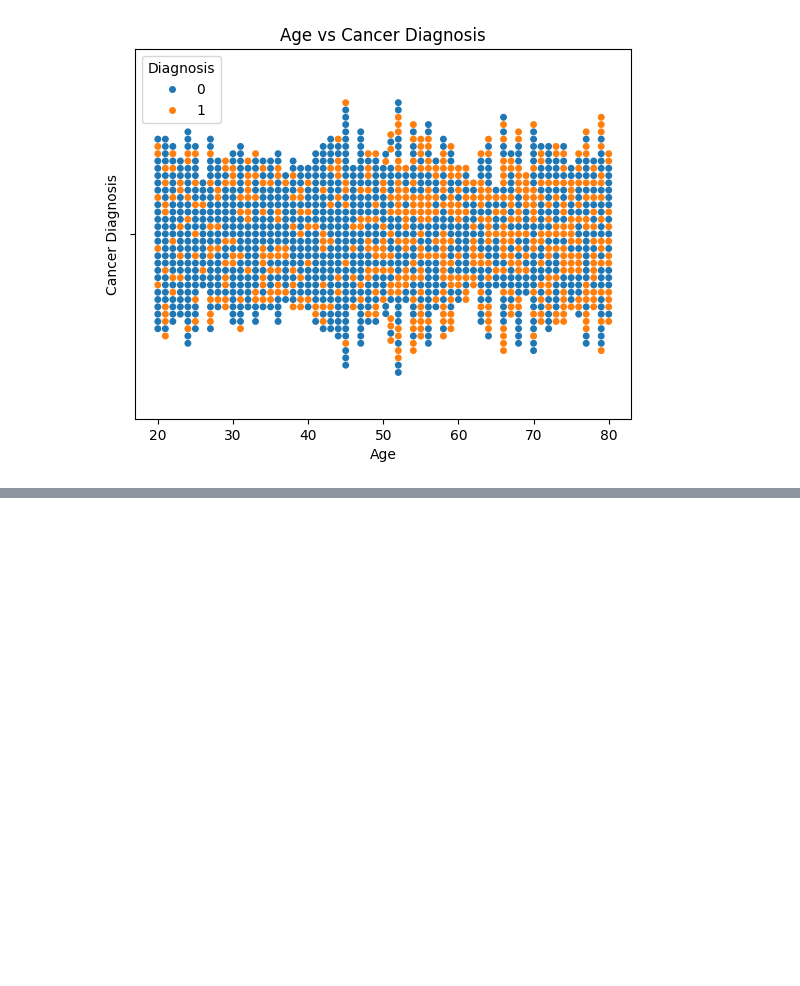
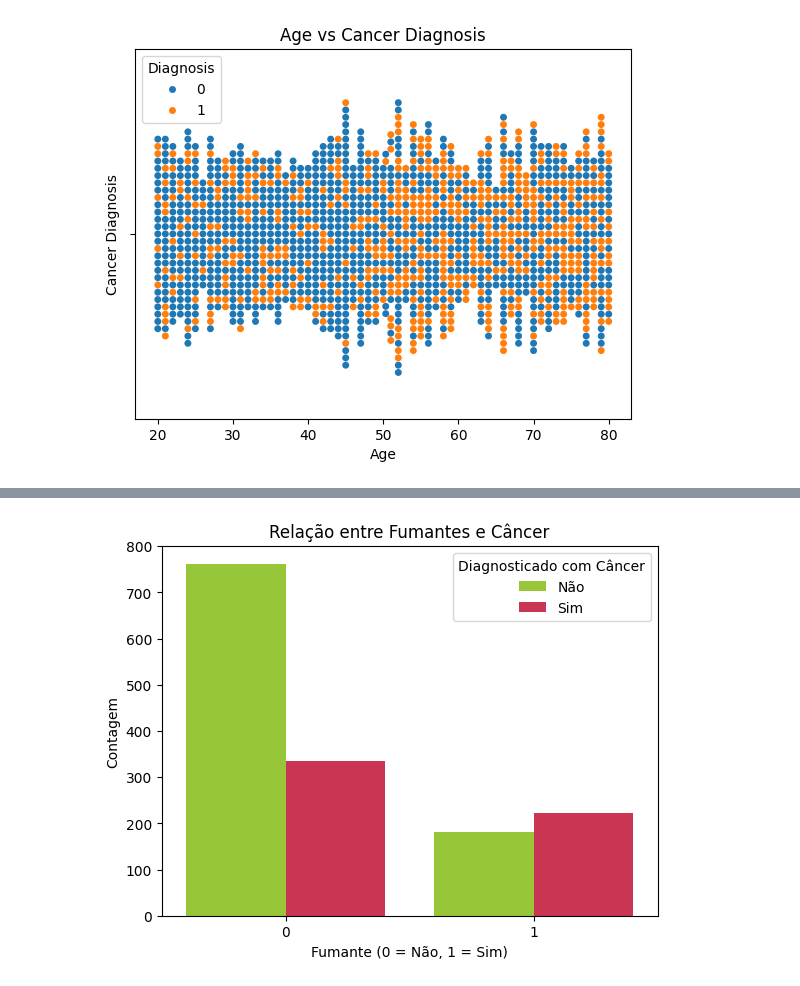
Before and after one commit to belcogo/data-analysis-for-machine-learning, a Jupyter notebook: demo.ipynb, the cells around one changed output, grey strips where cells are left out. Drawn from its saved outputs; the diff is of its cells as text; code cells hidden in the pictures; blank space fills up the shorter version.

```diff
--- a/demo.ipynb
+++ b/demo.ipynb
@@ -132 +145,12 @@ plt.show()
+# %%
+sns.countplot(data=encoded_patients_data, x='Smoking', hue='Diagnosis', palette=['#9FDD22', '#E31C44'])
+
+plt.title('Relação entre Fumantes e Câncer')
+plt.xlabel('Fumante (0 = Não, 1 = Sim)')
+plt.ylabel('Contagem')
+plt.legend(title='Diagnosticado com Câncer', labels=['Não', 'Sim'])
+
+plt.show()
+# %% [output]
+[figure, added]
 # %%
```
Also changed, not shown: parts of 27 cells of this notebook.
